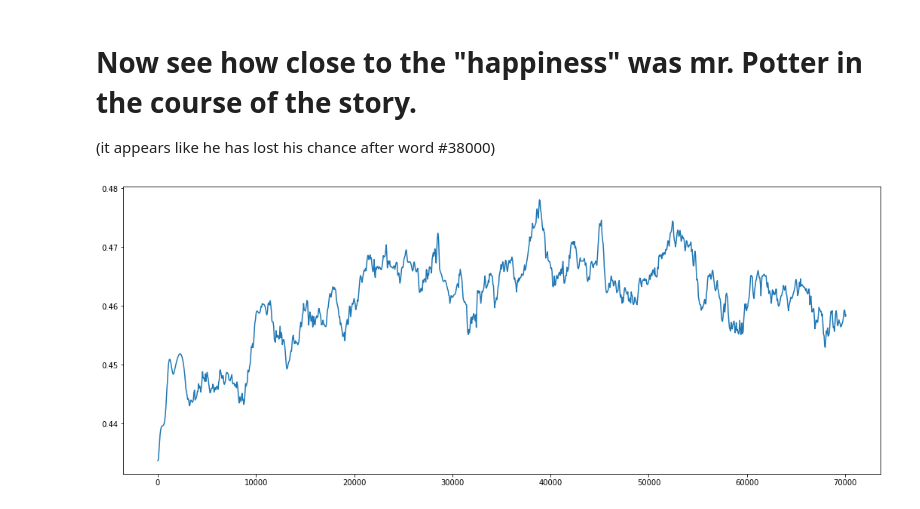
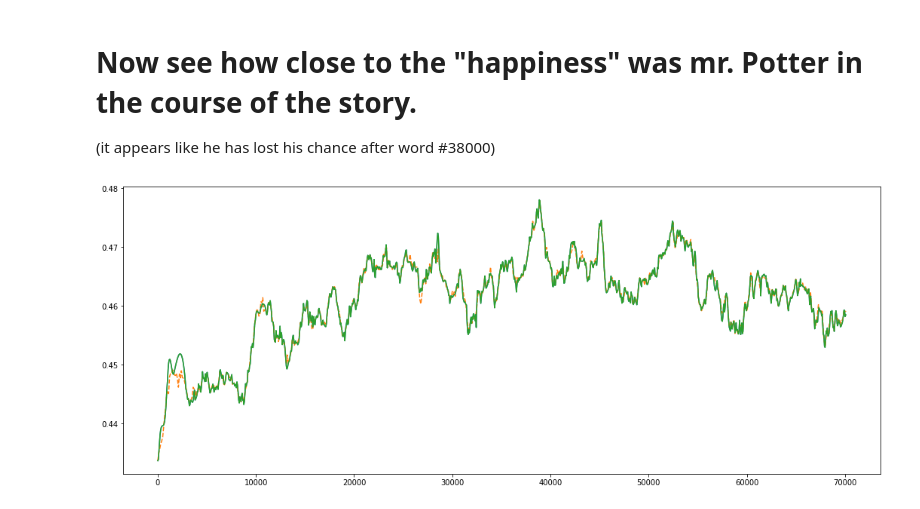
Before and after one commit to compartia/c-lang-parsing-experiments, a Jupyter notebook: word2vec/Harry Potter and The Happiness.ipynb, the cells around one changed output. Cells and saved outputs as stored; diff of their text form; code cells hidden in the pictures.

```diff
--- a/word2vec/Harry Potter and The Happiness.ipynb
+++ b/word2vec/Harry Potter and The Happiness.ipynb
@@ -46,6 +46,11 @@ See [this notebook](Make%20Google's%20Word2Vec%20subset.ipynb)
 # %% [markdown]
 ## Define some functions
 # %%
+
+def dist (a, b):
+#      distance_to_happiness =  (np.linalg.norm(happiness - average_embedding))
+    return scipy.spatial.distance.pdist([a,b],'euclidean')[0]
+
 def showarray(a, fmt='png'):
     im = a - a.min()
     im = im * (255.0/im.max())
@@ -112,10 +117,12 @@ potter_x=[] #time stamps where "Harry" appears in the thext
 potter_y=[]
 
 def get_current_happiness(average_embedding):
-    distance_to_happiness =  (np.linalg.norm(happiness - average_embedding))
+
+    distance_to_happiness =  dist(happiness, average_embedding)
 
     ## if we're far from saddnes, we're probably happy
-    distance_to_saddnes =  (np.linalg.norm(saddnes - average_embedding))
+    distance_to_saddnes =  dist(saddnes, average_embedding)
+
 
     return distance_to_saddnes - distance_to_happiness
 # %% [markdown]
@@ -154,15 +161,15 @@ showarray(image)
 # %%
 minx=min(potter_x)
 maxx=max(potter_x)
 
 harry_happy_interpol = interp1d(potter_x, potter_y, kind='cubic')
 
 x = np.linspace(minx, maxx, num=1200)
 
 plt.figure(figsize=(18, 7))
-# plt.plot( x, harry_happy_interpol(x), '-', mean_happiness_x, mean_happiness_y, '--')
+plt.plot( x, harry_happy_interpol(x), '-', mean_happiness_x, mean_happiness_y, '--')
 plt.plot( x, harry_happy_interpol(x), '-')
 
 plt.show()
 # %% [output]
-[figure, old version]
+[figure, new version]
```
Also changed, not shown: parts of 1 cell of this notebook.
